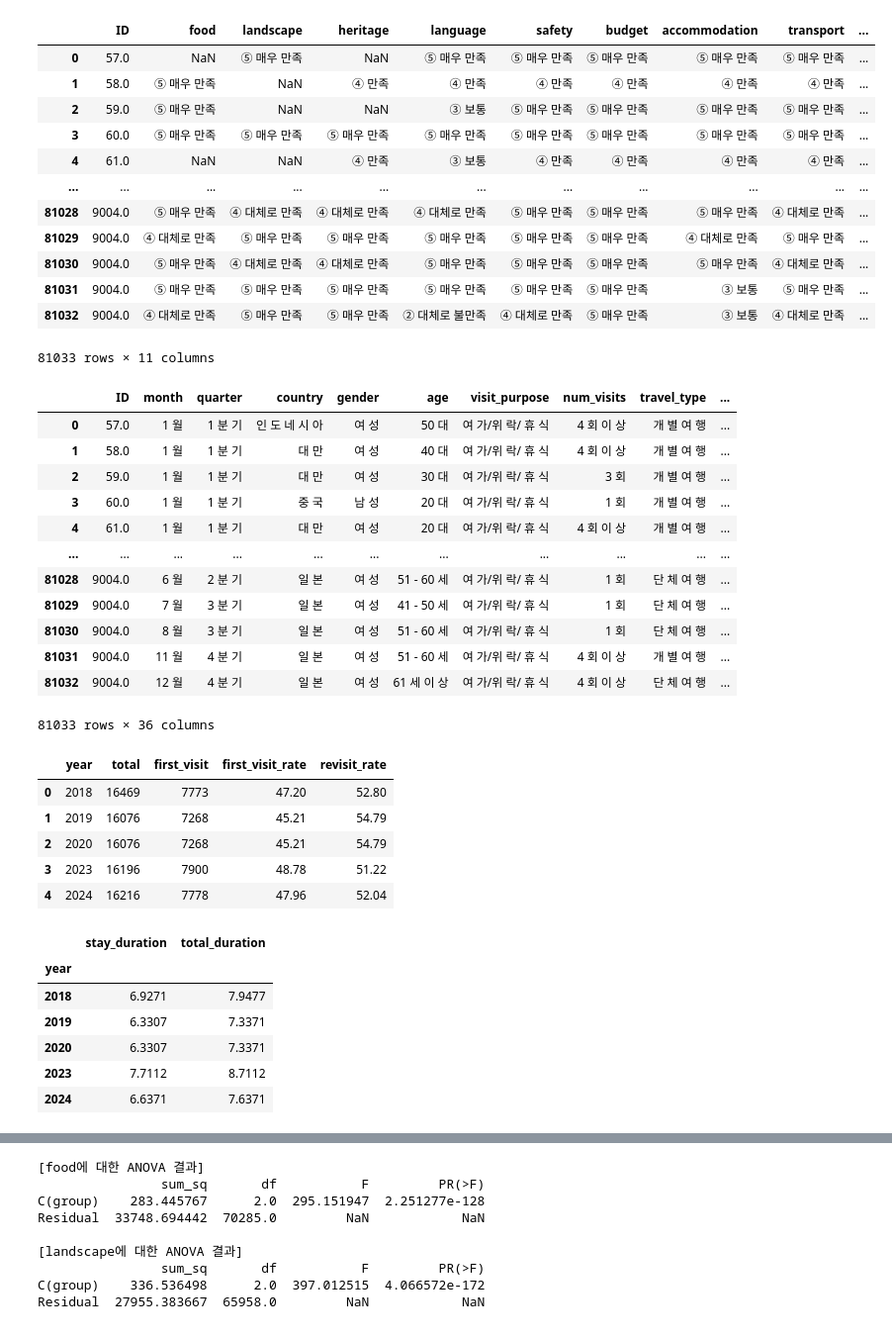
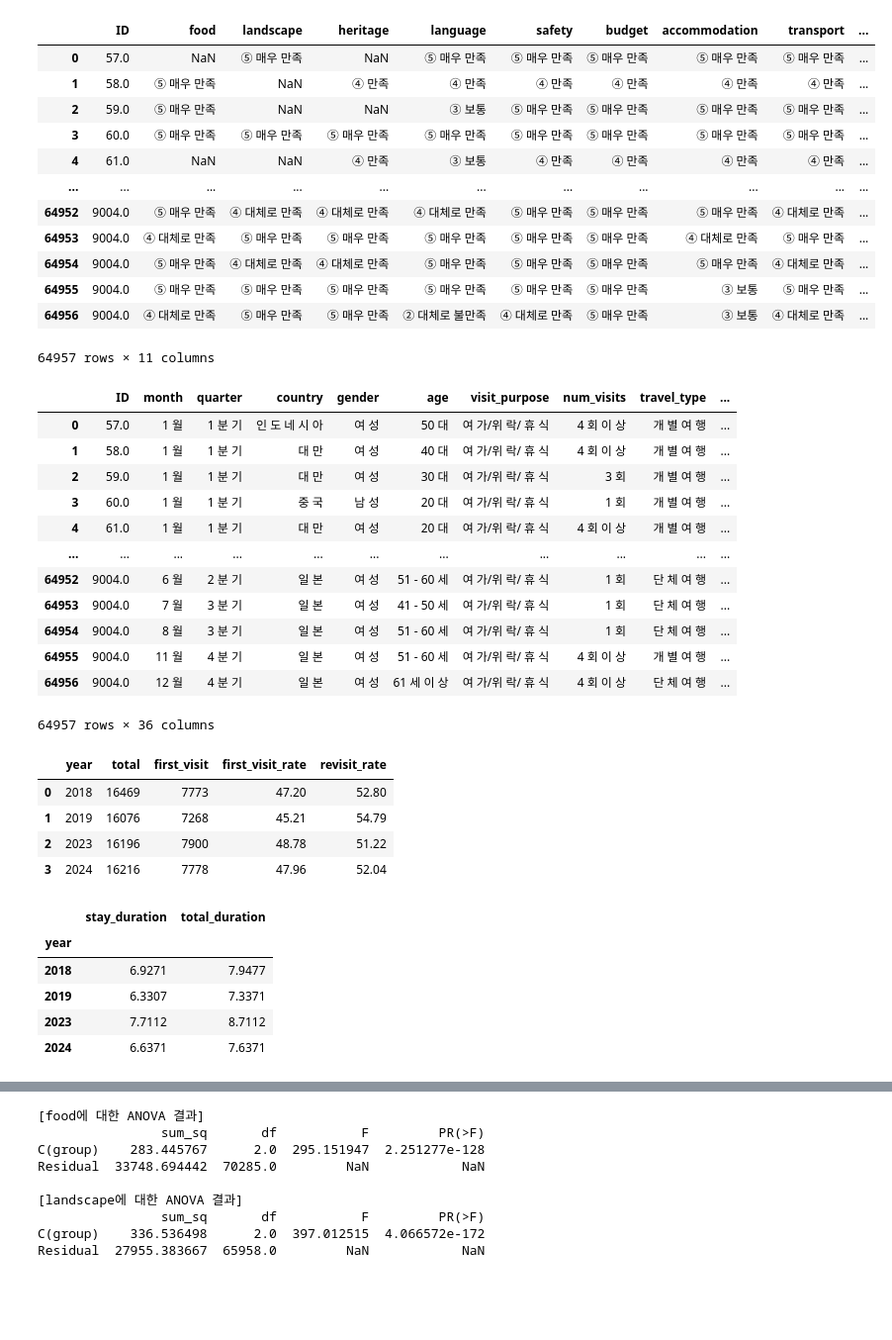
Before and after one commit to seoulAlpha/seoulAlpha, a Jupyter notebook: notebook.ipynb, the cells around one changed output, grey strips where cells are left out. Shown: that part at 99% size. Saved outputs shown, nothing was run; the diff lists cells and outputs as text; code cells hidden in the pictures; blank space fills up the shorter version.

```diff
--- a/notebook.ipynb
+++ b/notebook.ipynb
@@ -74,9 +73,9 @@ year_temp_map = {
     2023: temp_11,
     # 2022: temp_12,
     # 2021: temp_12,
-    2020: temp_13,
+    # 2020: temp_13,
     2019: temp_13,
-    2018: temp_14,
+    2018: temp_14
 }
 
 # 가공된 데이터프레임을 저장할 리스트
@@ -174,9 +173,9 @@ year_temp_map = {
     2023: temp_31,
     # 2022: temp_32,
     # 2021: temp_32,
-    2020: temp_33,
+    # 2020: temp_33,
     2019: temp_33,
-    2018: temp_34,
+    2018: temp_34
 }
 
 # 가공된 데이터프레임을 저장할 리스트
@@ -221,7 +220,7 @@ temp_44 = ['ID', 'Q10_5A1', 'Q10_5_4', '']
 temp_51 = ['pnid', '총액1인TOT2', '숙박비1인대체', '음식점1인대체', '쇼핑비1인대체']
 # 2021~2022
 temp_52 = ['id', '총액1인TOT', '', '', '']
-# 2019~2020
+# 2018~2020
 temp_53 = ['ID', 'Q14_1T', 'Q14_2_1', 'Q14_2_3', 'Q14_2_4']
 
 # 변수명 통일
@@ -231,9 +230,9 @@ temp_5_columns = ['ID', 'total_expense', 'accommodation_cost', 'food_cost', 'sho
 year_temp_map = {
     2024: temp_51,
     2023: temp_51,
-    2020: temp_53,
+    # 2020: temp_53,
     2019: temp_53,
-    2018: temp_53,
+    2018: temp_53
 }
 
 # 가공된 데이터프레임을 저장할 리스트
@@ -275,41 +274,41 @@ temp_63 = ['ID', 'Q15_2A5', 'Q15_2A8', 'Q15_2A8', 'Q15_2A9', 'Q15_2A11', 'Q15_2A
 # 변수명 통일
 temp_6_columns = ['ID', 'food', 'landscape', 'heritage', 'language', 'safety', 'budget', 'accommodation', 'transport', 'navigation']
 
 # 연도별 데이터 키와 temp 키 매핑
 year_temp_map = {
     2024: temp_61,
     2023: temp_61,
-    2020: temp_63,
+    # 2020: temp_63,
     2019: temp_63,
-    2018: temp_63,
+    2018: temp_63
 }
 
 # 가공된 데이터프레임을 저장할 리스트
 df_list = []
 
 for year, temp_key in year_temp_map.items():
     df = data_dict[f'{year}_data'][temp_key].copy()
     df.columns = temp_6_columns
     df['year'] = year
     df_list.append(df)
 
 # 모든 연도 데이터 결합
 temp_6_df = pd.concat(df_list, ignore_index=True)
 temp_6_df
 # %% [output]
 |  | ID | food | landscape | heritage | language | safety | budget | accommodation | transport | ... |
 | 0 | 57.0 | NaN | ⑤ 매우 만족 | NaN | ⑤ 매우 만족 | ⑤ 매우 만족 | ⑤ 매우 만족 | ⑤ 매우 만족 | ⑤ 매우 만족 | ... |
 | 1 | 58.0 | ⑤ 매우 만족 | NaN | ④ 만족 | ④ 만족 | ④ 만족 | ④ 만족 | ④ 만족 | ④ 만족 | ... |
 | 2 | 59.0 | ⑤ 매우 만족 | NaN | NaN | ③ 보통 | ⑤ 매우 만족 | ⑤ 매우 만족 | ⑤ 매우 만족 | ⑤ 매우 만족 | ... |
 | 3 | 60.0 | ⑤ 매우 만족 | ⑤ 매우 만족 | ⑤ 매우 만족 | ⑤ 매우 만족 | ⑤ 매우 만족 | ⑤ 매우 만족 | ⑤ 매우 만족 | ⑤ 매우 만족 | ... |
 | 4 | 61.0 | NaN | NaN | ④ 만족 | ③ 보통 | ④ 만족 | ④ 만족 | ④ 만족 | ④ 만족 | ... |
 | ... | ... | ... | ... | ... | ... | ... | ... | ... | ... | ... |
-| 81028 | 9004.0 | ⑤ 매우 만족 | ④ 대체로 만족 | ④ 대체로 만족 | ④ 대체로 만족 | ⑤ 매우 만족 | ⑤ 매우 만족 | ⑤ 매우 만족 | ④ 대체로 만족 | ... |
-| 81029 | 9004.0 | ④ 대체로 만족 | ⑤ 매우 만족 | ⑤ 매우 만족 | ⑤ 매우 만족 | ⑤ 매우 만족 | ⑤ 매우 만족 | ④ 대체로 만족 | ⑤ 매우 만족 | ... |
-| 81030 | 9004.0 | ⑤ 매우 만족 | ④ 대체로 만족 | ④ 대체로 만족 | ⑤ 매우 만족 | ⑤ 매우 만족 | ⑤ 매우 만족 | ⑤ 매우 만족 | ④ 대체로 만족 | ... |
-| 81031 | 9004.0 | ⑤ 매우 만족 | ⑤ 매우 만족 | ⑤ 매우 만족 | ⑤ 매우 만족 | ⑤ 매우 만족 | ⑤ 매우 만족 | ③ 보통 | ⑤ 매우 만족 | ... |
-| 81032 | 9004.0 | ④ 대체로 만족 | ⑤ 매우 만족 | ⑤ 매우 만족 | ② 대체로 불만족 | ④ 대체로 만족 | ⑤ 매우 만족 | ③ 보통 | ④ 대체로 만족 | ... |
+| 64952 | 9004.0 | ⑤ 매우 만족 | ④ 대체로 만족 | ④ 대체로 만족 | ④ 대체로 만족 | ⑤ 매우 만족 | ⑤ 매우 만족 | ⑤ 매우 만족 | ④ 대체로 만족 | ... |
+| 64953 | 9004.0 | ④ 대체로 만족 | ⑤ 매우 만족 | ⑤ 매우 만족 | ⑤ 매우 만족 | ⑤ 매우 만족 | ⑤ 매우 만족 | ④ 대체로 만족 | ⑤ 매우 만족 | ... |
+| 64954 | 9004.0 | ⑤ 매우 만족 | ④ 대체로 만족 | ④ 대체로 만족 | ⑤ 매우 만족 | ⑤ 매우 만족 | ⑤ 매우 만족 | ⑤ 매우 만족 | ④ 대체로 만족 | ... |
+| 64955 | 9004.0 | ⑤ 매우 만족 | ⑤ 매우 만족 | ⑤ 매우 만족 | ⑤ 매우 만족 | ⑤ 매우 만족 | ⑤ 매우 만족 | ③ 보통 | ⑤ 매우 만족 | ... |
+| 64956 | 9004.0 | ④ 대체로 만족 | ⑤ 매우 만족 | ⑤ 매우 만족 | ② 대체로 불만족 | ④ 대체로 만족 | ⑤ 매우 만족 | ③ 보통 | ④ 대체로 만족 | ... |
-81033 rows × 11 columns
+64957 rows × 11 columns
 # %%
 # 데이터 전체
 total_columns = temp_1_columns + temp_2_columns + temp_3_columns + temp_5_columns + temp_6_columns
@@ -318,7 +317,7 @@ total_columns = temp_1_columns + temp_2_columns + temp_3_columns + temp_5_column
 year_temp_map = {
     2024: temp_11 + temp_21 + temp_31 + temp_51 + temp_61,
     2023: temp_11 + temp_21 + temp_31 + temp_51 + temp_61,
-    2020: temp_13 + temp_23 + temp_33 + temp_53 + temp_63,
+    # 2020: temp_13 + temp_23 + temp_33 + temp_53 + temp_63,
     2019: temp_13 + temp_23 + temp_33 + temp_53 + temp_63,
     2018: temp_14 + temp_23 + temp_34 + temp_53 + temp_63
 }
@@ -344,12 +343,12 @@ total_df
 | 3 | 60.0 | 1 월 | 1 분 기 | 중 국 | 남 성 | 20 대 | 여 가/위 락/ 휴 식 | 1 회 | 개 별 여 행 | ... |
 | 4 | 61.0 | 1 월 | 1 분 기 | 대 만 | 여 성 | 20 대 | 여 가/위 락/ 휴 식 | 4 회 이 상 | 개 별 여 행 | ... |
 | ... | ... | ... | ... | ... | ... | ... | ... | ... | ... | ... |
-| 81028 | 9004.0 | 6 월 | 2 분 기 | 일 본 | 여 성 | 51 - 60 세 | 여 가/위 락/ 휴 식 | 1 회 | 단 체 여 행 | ... |
-| 81029 | 9004.0 | 7 월 | 3 분 기 | 일 본 | 여 성 | 41 - 50 세 | 여 가/위 락/ 휴 식 | 1 회 | 단 체 여 행 | ... |
-| 81030 | 9004.0 | 8 월 | 3 분 기 | 일 본 | 여 성 | 51 - 60 세 | 여 가/위 락/ 휴 식 | 1 회 | 단 체 여 행 | ... |
-| 81031 | 9004.0 | 11 월 | 4 분 기 | 일 본 | 여 성 | 51 - 60 세 | 여 가/위 락/ 휴 식 | 4 회 이 상 | 개 별 여 행 | ... |
-| 81032 | 9004.0 | 12 월 | 4 분 기 | 일 본 | 여 성 | 61 세 이 상 | 여 가/위 락/ 휴 식 | 4 회 이 상 | 단 체 여 행 | ... |
+| 64952 | 9004.0 | 6 월 | 2 분 기 | 일 본 | 여 성 | 51 - 60 세 | 여 가/위 락/ 휴 식 | 1 회 | 단 체 여 행 | ... |
+| 64953 | 9004.0 | 7 월 | 3 분 기 | 일 본 | 여 성 | 41 - 50 세 | 여 가/위 락/ 휴 식 | 1 회 | 단 체 여 행 | ... |
+| 64954 | 9004.0 | 8 월 | 3 분 기 | 일 본 | 여 성 | 51 - 60 세 | 여 가/위 락/ 휴 식 | 1 회 | 단 체 여 행 | ... |
+| 64955 | 9004.0 | 11 월 | 4 분 기 | 일 본 | 여 성 | 51 - 60 세 | 여 가/위 락/ 휴 식 | 4 회 이 상 | 개 별 여 행 | ... |
+| 64956 | 9004.0 | 12 월 | 4 분 기 | 일 본 | 여 성 | 61 세 이 상 | 여 가/위 락/ 휴 식 | 4 회 이 상 | 단 체 여 행 | ... |
-81033 rows × 36 columns
+64957 rows × 36 columns
 # %%
 # 연도별 최초방문/재방문비율
 revisit_df = total_df[['year', 'num_visits']].copy()
@@ -371,9 +370,8 @@ revisit_df_final
 |  | year | total | first_visit | first_visit_rate | revisit_rate |
 | 0 | 2018 | 16469 | 7773 | 47.20 | 52.80 |
 | 1 | 2019 | 16076 | 7268 | 45.21 | 54.79 |
-| 2 | 2020 | 16076 | 7268 | 45.21 | 54.79 |
-| 3 | 2023 | 16196 | 7900 | 48.78 | 51.22 |
-| 4 | 2024 | 16216 | 7778 | 47.96 | 52.04 |
+| 2 | 2023 | 16196 | 7900 | 48.78 | 51.22 |
+| 3 | 2024 | 16216 | 7778 | 47.96 | 52.04 |
 # %%
 # 연도별 평균 숙박일자, 체류일자
 duration_df = total_df[['stay_duration', 'total_duration', 'year']].copy()
@@ -387,7 +385,6 @@ np.round(duration_df.groupby('year').mean(), 4)
 | year |  |  |
 | 2018 | 6.9271 | 7.9477 |
 | 2019 | 6.3307 | 7.3371 |
-| 2020 | 6.3307 | 7.3371 |
 | 2023 | 7.7112 | 8.7112 |
 | 2024 | 6.6371 | 7.6371 |
 # %%
```
Also changed, not shown: parts of 11 cells of this notebook.
